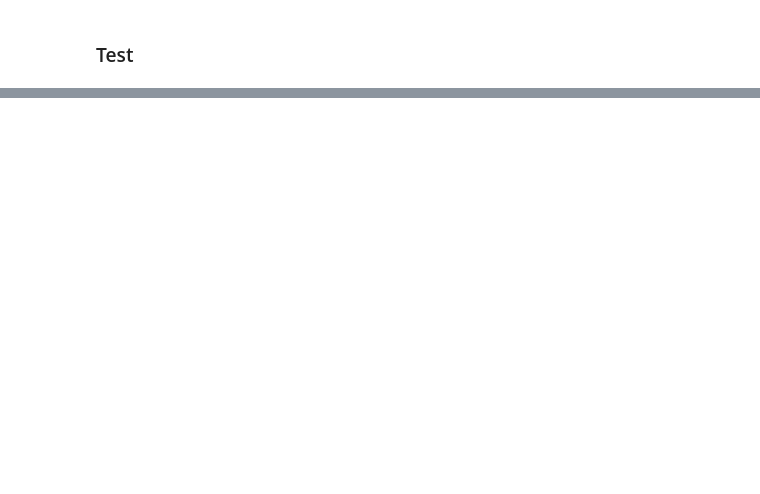
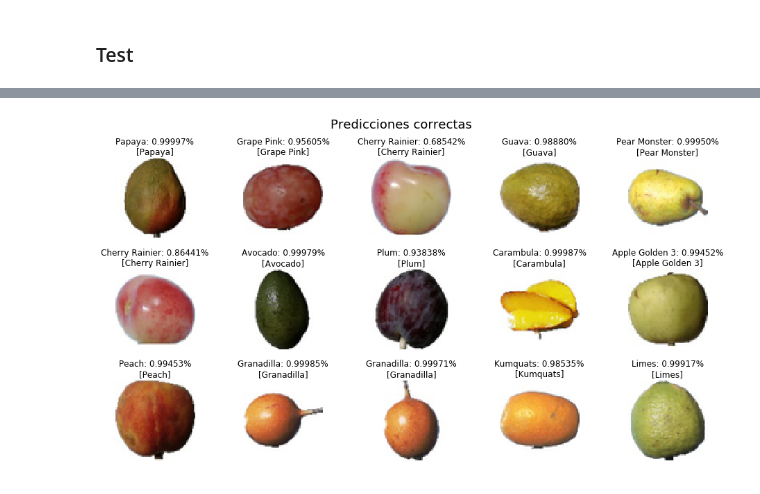
Before and after one commit to alebarsotti/machine_learning_2018, a Jupyter notebook: tp3_cv.ipynb, the cells around one changed output, grey strips where cells are left out. Drawn from its saved outputs; the diff is of its cells as text; code cells hidden in the pictures; blank space fills up the shorter version.

```diff
--- a/tp3_cv.ipynb
+++ b/tp3_cv.ipynb
@@ -131,0 +289,4 @@ validation.label.value_counts().plot.bar(figsize=(16,6));
+# %%
+show_images(test[test.fruit == test.prediction].sample(NROWS*NCOLS), with_predictions=True, main_title='Predicciones correctas')
+# %% [output]
+[figure, added]
```
Also changed, not shown: parts of 41 cells of this notebook, 2 other files.
